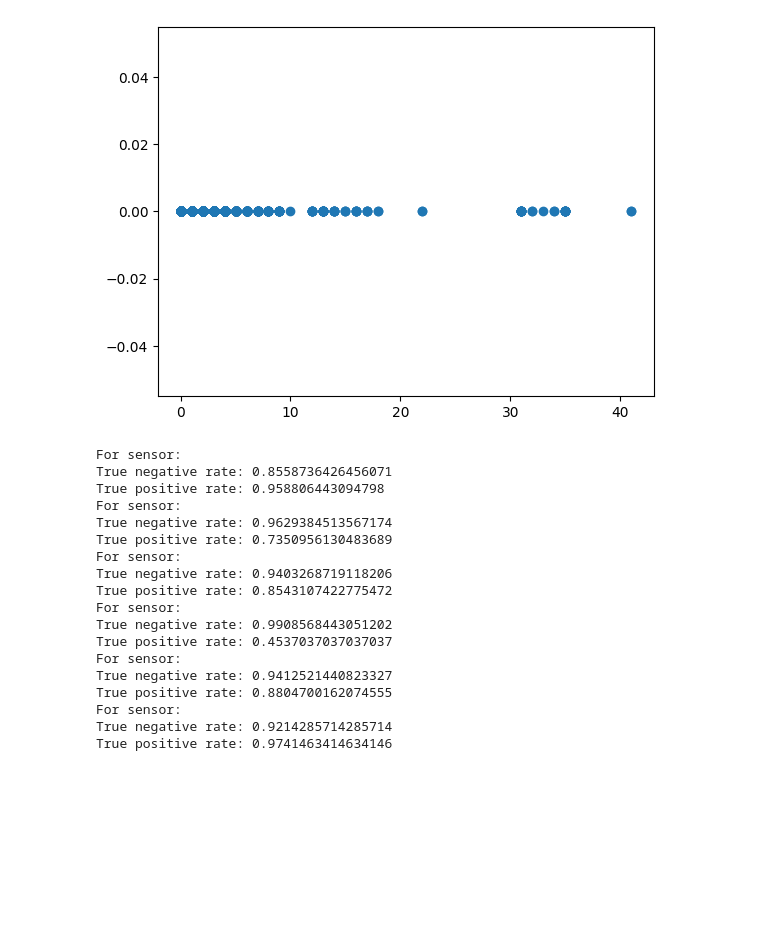
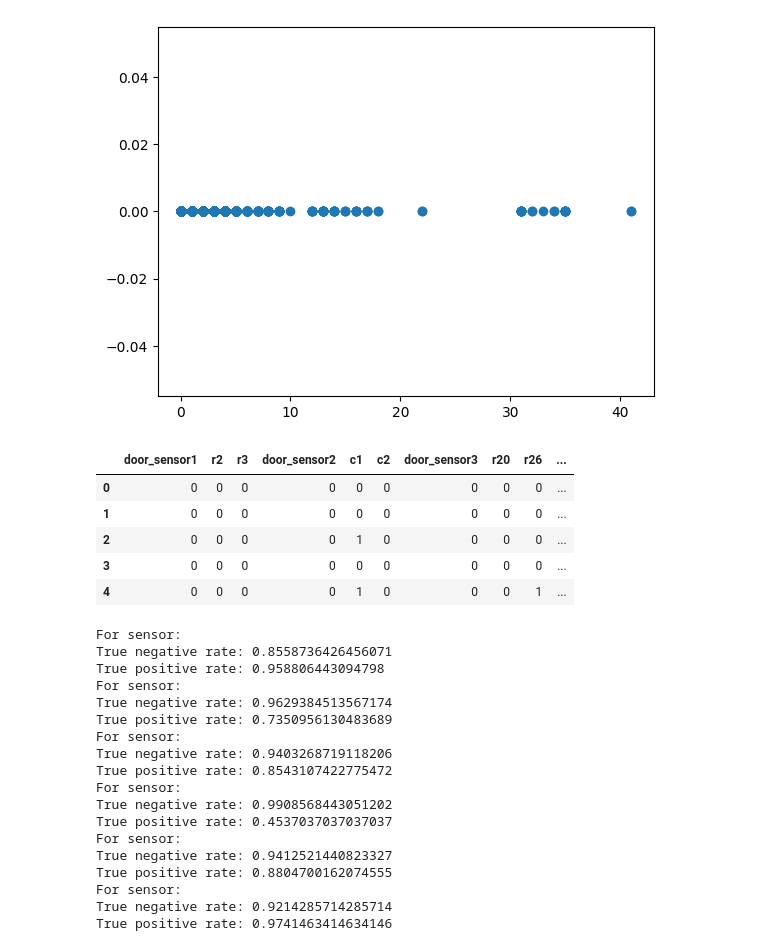
Before and after one commit to SacredPineapple/COMP9418-Assignment2, a Jupyter notebook: eda/sensor_reliability.ipynb, the cells around one changed output. Drawn from its saved outputs; the diff is of its cells as text; code cells hidden in the pictures; blank space fills up the shorter version.

```diff
--- a/eda/sensor_reliability.ipynb
+++ b/eda/sensor_reliability.ipynb
@@ -116,6 +116,23 @@ Bias: 0.0
 [0.0, 0.0]
 Variance: 0.0
 [figure]
+# %%
+### Investigating reliability of door sensors:
+
+# d1 in r2-3
+# d2 in r35-36
+# d3 in r20-26
+# d4 in r28-35
+doors = pd.DataFrame(data[['door_sensor1', 'r2', 'r3', 'door_sensor2', 'c1', 'c2', 'door_sensor3', 'r20', 'r26', 'door_sensor4', 'r28', 'c1']])
+
+doors.head()
+# %% [output]
+|  | door_sensor1 | r2 | r3 | door_sensor2 | c1 | c2 | door_sensor3 | r20 | r26 | ... |
+| 0 | 0 | 0 | 0 | 0 | 0 | 0 | 0 | 0 | 0 | ... |
+| 1 | 0 | 0 | 0 | 0 | 0 | 0 | 0 | 0 | 0 | ... |
+| 2 | 0 | 0 | 0 | 0 | 1 | 0 | 0 | 0 | 0 | ... |
+| 3 | 0 | 0 | 0 | 0 | 0 | 0 | 0 | 0 | 0 | ... |
+| 4 | 0 | 0 | 0 | 0 | 1 | 0 | 0 | 0 | 1 | ... |
 # %%
 ### Investigating reliability of motion sensors:
 # Again, going to assume these behave identically.
```
Also changed, not shown: parts of 1 cell of this notebook, 1 other file.
